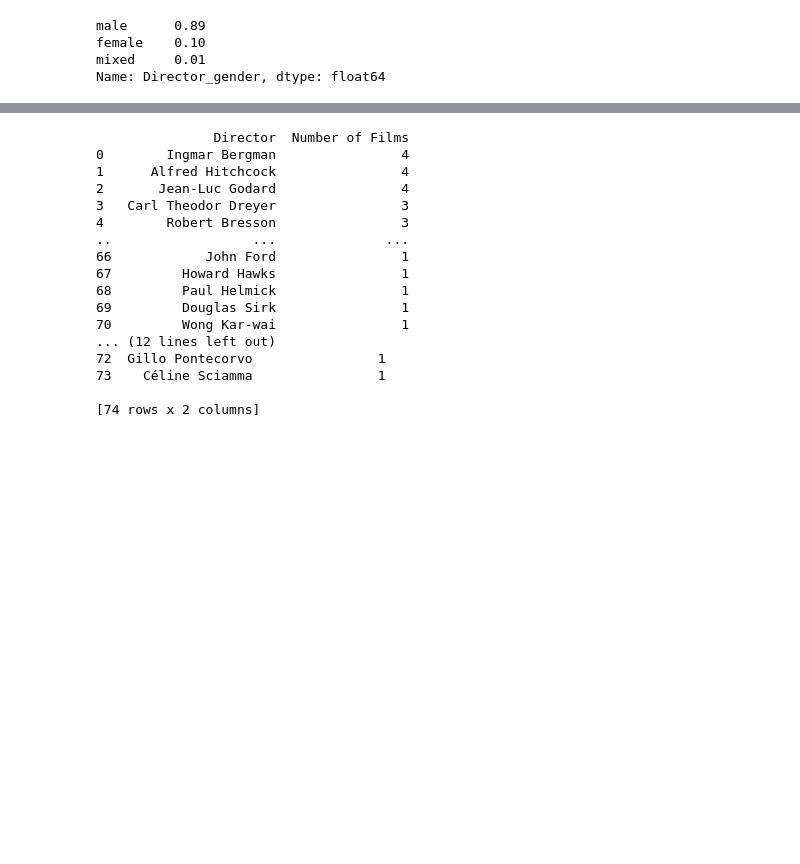
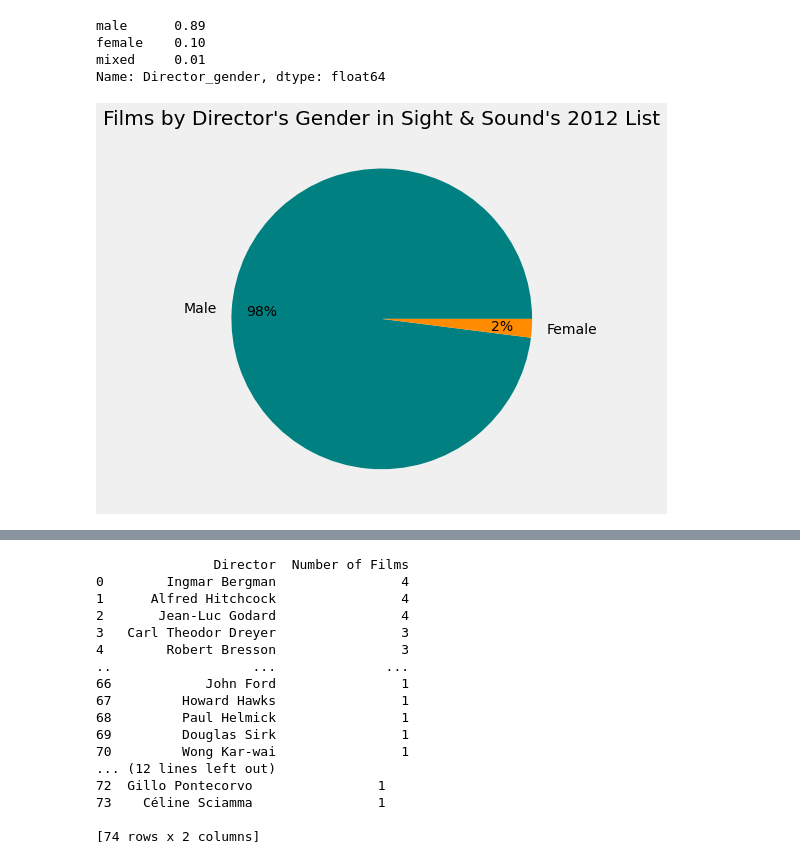
Before and after one commit to CamPaiva/Sight-Sound_GreatestFilms_2012-2022, a Jupyter notebook: Sight&Sound2022.ipynb, the cells around one changed output, grey strips where cells are left out. Saved outputs shown, nothing was run; the diff lists cells and outputs as text; code cells hidden in the pictures; blank space fills up the shorter version.

```diff
--- a/Sight&Sound2022.ipynb
+++ b/Sight&Sound2022.ipynb
@@ -231,7 +197,8 @@ A value is trying to be set on a copy of a slice from a DataFrame
 See the caveats in the documentation: https://pandas.pydata.org/pandas-docs/stable/user_guide/indexing.html#returning-a-view-versus-a-copy
   return self._update_inplace(result)
 # %%
-film_gender_2012["Director_gender"].value_counts(normalize=True)
+film_gender_count_2012 = film_gender_2012["Director_gender"].value_counts(normalize=True)
+print(film_gender_count_2012)
 # %% [output]
 male      0.98
 female    0.02
@@ -243,3 +211,11 @@ male      0.89
 female    0.10
 mixed     0.01
 Name: Director_gender, dtype: float64
+# %%
+# Pie chart for 2012 Sight & Sound Poll
+fig = plt.figure(1, figsize=(6, 7))
+plt.pie(film_gender_count_2012, labels = ["Male", "Female"], colors = ["teal", "darkorange"], autopct="%.0f%%", textprops={'fontsize': 14}, pctdistance=0.8)
+plt.title("Films by Director's Gender in Sight & Sound's 2012 List")
+plt.savefig("Films_Director_Gender_2012_Pie.jpg", dpi=250, bbox_inches='tight')
+# %% [output]
+[figure, added]
```
Also changed, not shown: parts of 21 cells of this notebook.
